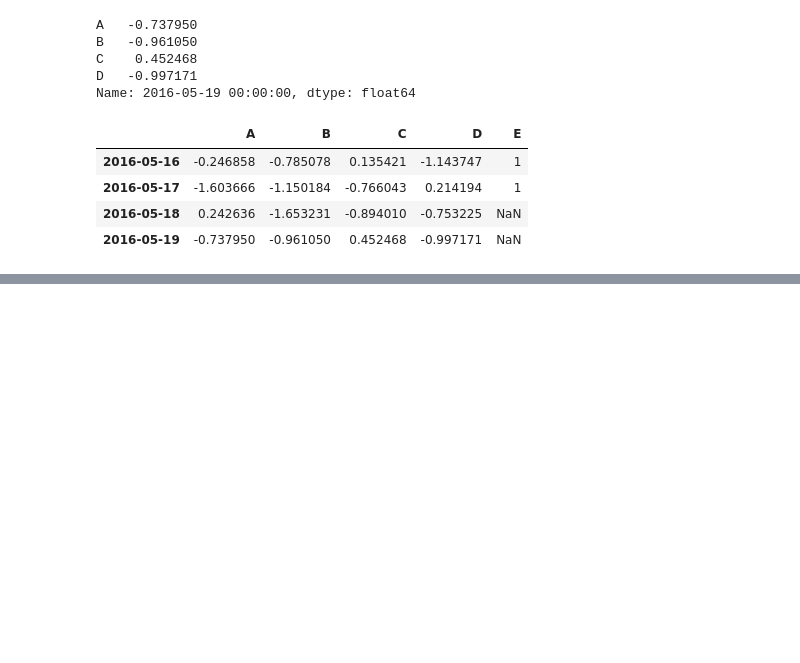
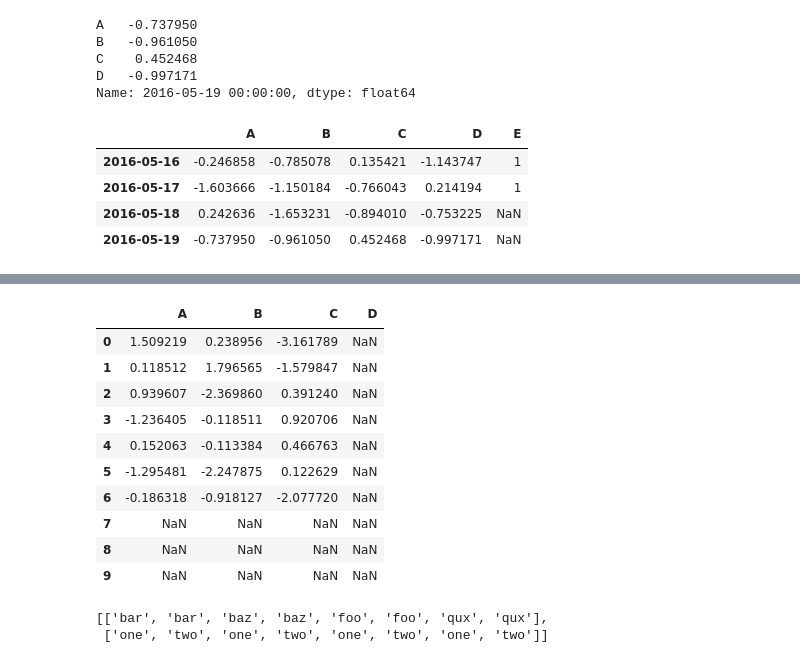
Before and after one commit to charleszster/hungry-bh, a Jupyter notebook: Untitled.ipynb, the cells around one changed output, grey strips where cells are left out. Cells and saved outputs as stored; diff of their text form; code cells hidden in the pictures; blank space fills up the shorter version.

```diff
--- a/Untitled.ipynb
+++ b/Untitled.ipynb
@@ -124,0 +141,2 @@ df1
+# %%
+df2=pd.DataFrame(np.random.randn(7,3), columns=['A','B','C'])
@@ -124,0 +154,14 @@ df1
+# %%
+df+df2
+# %% [output]
+|  | A | B | C | D |
+| 0 | 1.509219 | 0.238956 | -3.161789 | NaN |
+| 1 | 0.118512 | 1.796565 | -1.579847 | NaN |
+| 2 | 0.939607 | -2.369860 | 0.391240 | NaN |
+| 3 | -1.236405 | -0.118511 | 0.920706 | NaN |
+| 4 | 0.152063 | -0.113384 | 0.466763 | NaN |
+| 5 | -1.295481 | -2.247875 | 0.122629 | NaN |
+| 6 | -0.186318 | -0.918127 | -2.077720 | NaN |
+| 7 | NaN | NaN | NaN | NaN |
+| 8 | NaN | NaN | NaN | NaN |
+| 9 | NaN | NaN | NaN | NaN |
@@ -124,0 +172,5 @@ df1
+# %%
+arrays
+# %% [output]
+[['bar', 'bar', 'baz', 'baz', 'foo', 'foo', 'qux', 'qux'],
+ ['one', 'two', 'one', 'two', 'one', 'two', 'one', 'two']]
```
Also changed, not shown: parts of 21 cells of this notebook, 3 other files.
